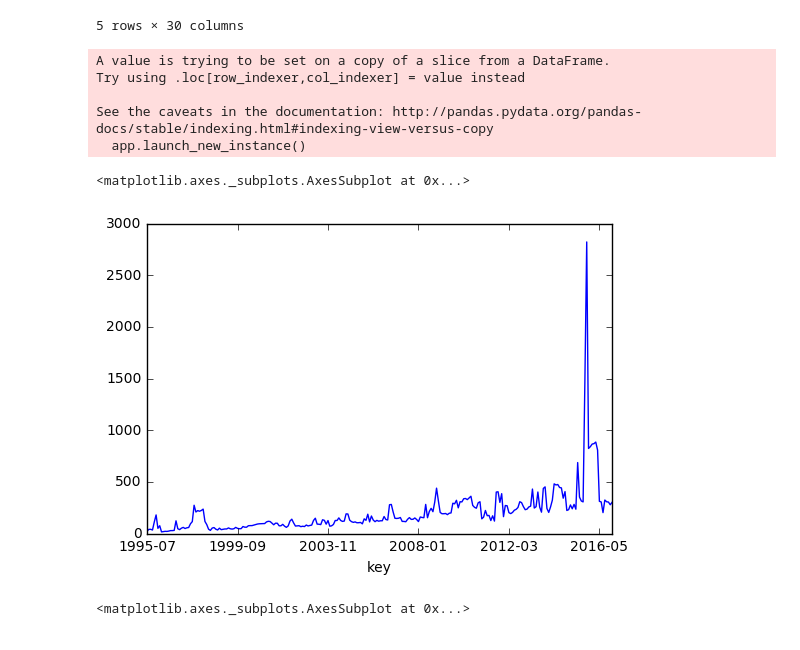
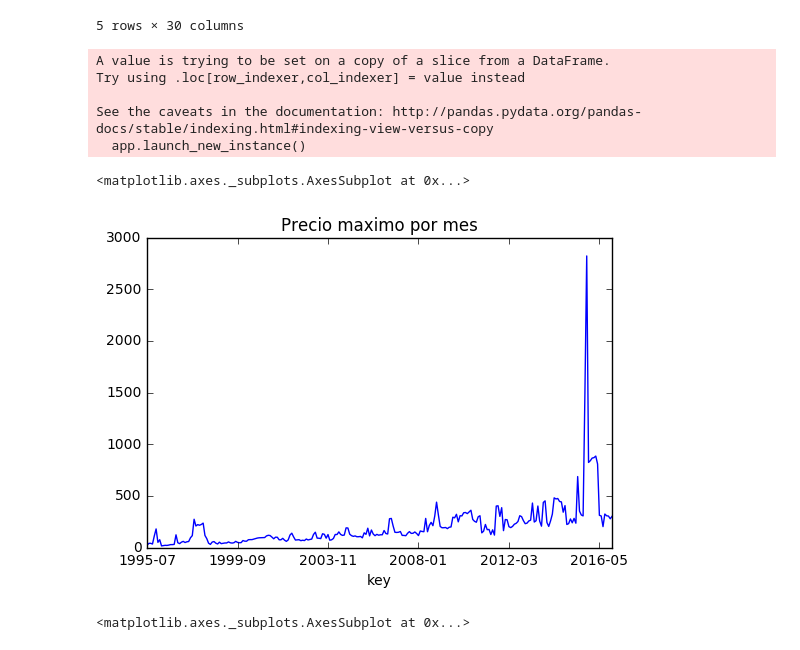
Before and after one commit to jaordonezl/taller-Diplomado, a Jupyter notebook: Taller.ipynb, the cells around one changed output. Cells and saved outputs as stored; diff of their text form; code cells hidden in the pictures.

```diff
--- a/Taller.ipynb
+++ b/Taller.ipynb
@@ -145,17 +147,17 @@ See the caveats in the documentation: http://pandas.pydata.org/pandas-docs/stabl
 # %%
 %matplotlib inline
 y=list(m4.axes[1])
 m5['max']=m4[y[1:25]].apply(max,axis=1)
 b=m5.groupby('key').max()['max']
-b.plot()
+b.plot(title="Precio maximo por mes" )
 # %% [output]
 A value is trying to be set on a copy of a slice from a DataFrame.
 Try using .loc[row_indexer,col_indexer] = value instead
 
 See the caveats in the documentation: http://pandas.pydata.org/pandas-docs/stable/indexing.html#indexing-view-versus-copy
   app.launch_new_instance()
 <matplotlib.axes._subplots.AxesSubplot at 0x...>
-[figure, old version]
+[figure, new version]
 # %%
 b2=m5.groupby('mes').max()['max']
 b2.plot('bar')
```
Also changed, not shown: parts of 2 cells of this notebook.
